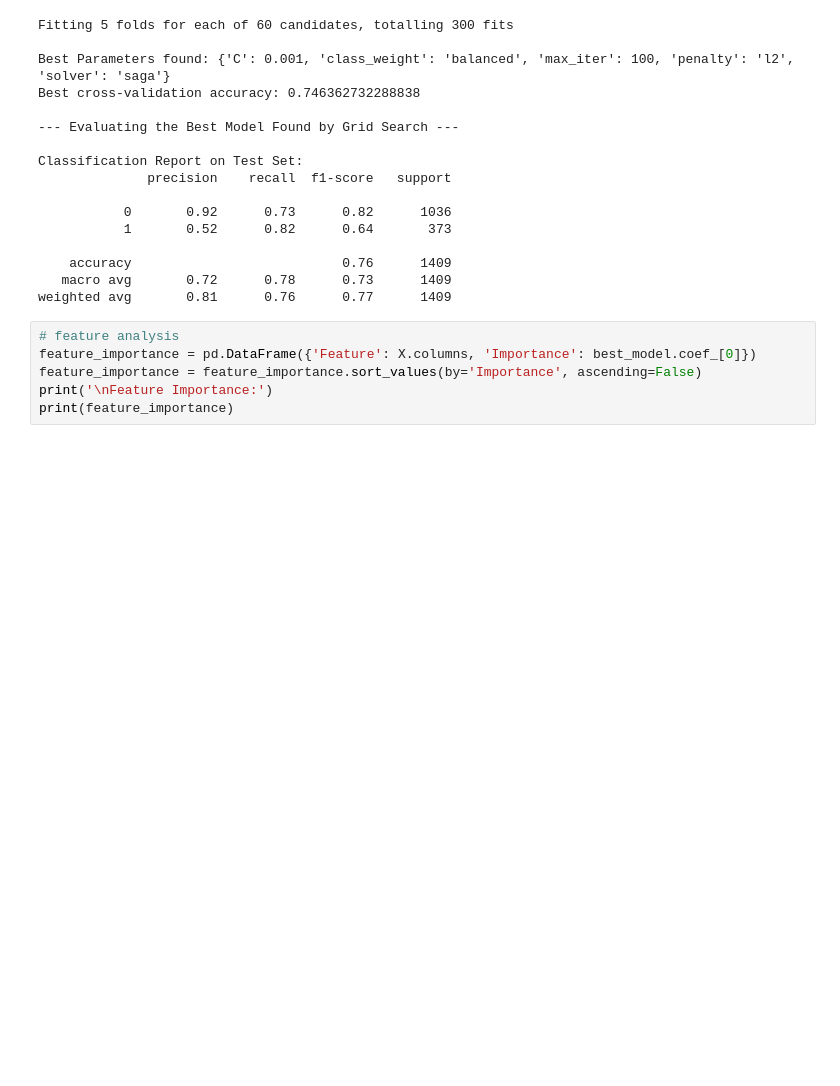
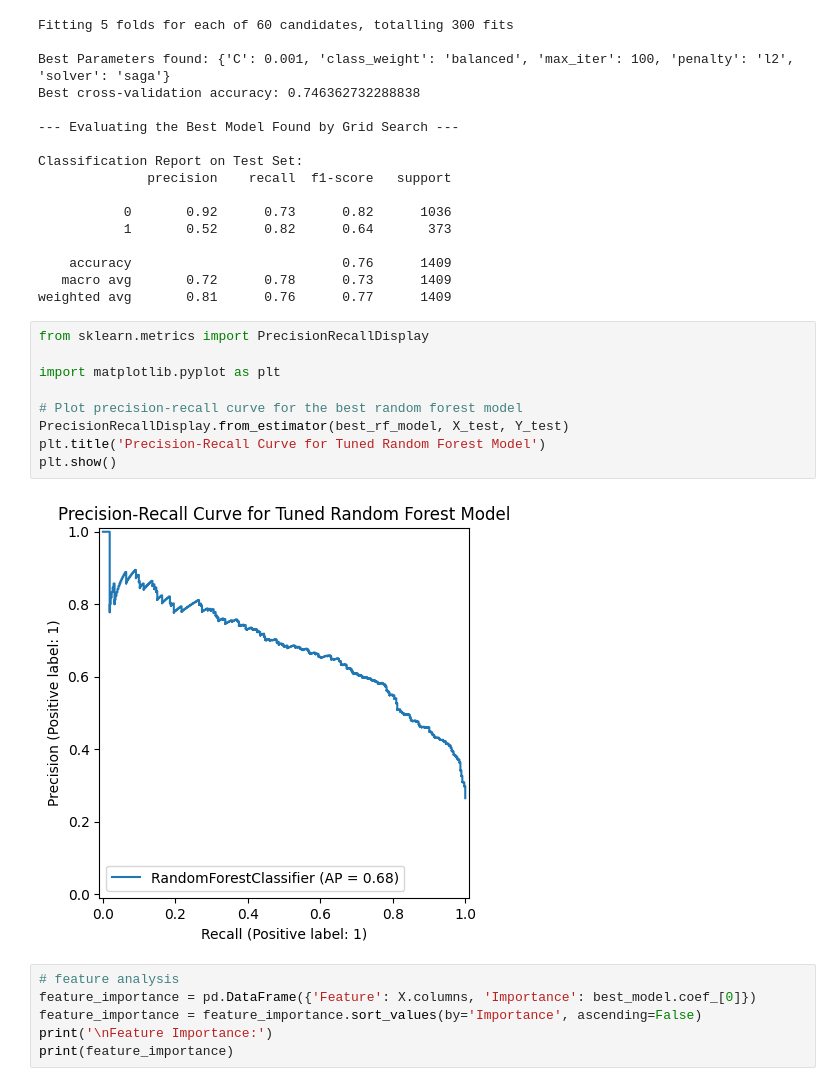
Before and after one commit to dsatvaya/Churn_PredictionAnalytics, a Jupyter notebook: churnAnalysis.ipynb, the cells around one changed output. Saved outputs shown, nothing was run; the diff lists cells and outputs as text; blank space fills up the shorter version.

```diff
--- a/churnAnalysis.ipynb
+++ b/churnAnalysis.ipynb
@@ -261,6 +261,17 @@ Classification Report on Test Set:
     accuracy                           0.76      1409
    macro avg       0.72      0.78      0.73      1409
 weighted avg       0.81      0.76      0.77      1409
+# %%
+from sklearn.metrics import PrecisionRecallDisplay
+
+import matplotlib.pyplot as plt
+
+# Plot precision-recall curve for the best random forest model
+PrecisionRecallDisplay.from_estimator(best_rf_model, X_test, Y_test)
+plt.title('Precision-Recall Curve for Tuned Random Forest Model')
+plt.show()
+# %% [output]
+[figure, added]
 # %%
 # feature analysis
 feature_importance = pd.DataFrame({'Feature': X.columns, 'Importance': best_model.coef_[0]})
```
Also changed, not shown: parts of 3 cells of this notebook.
